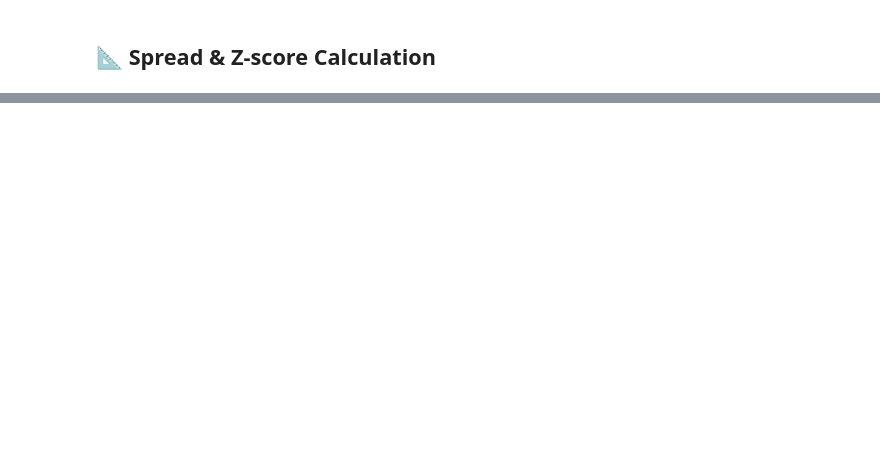
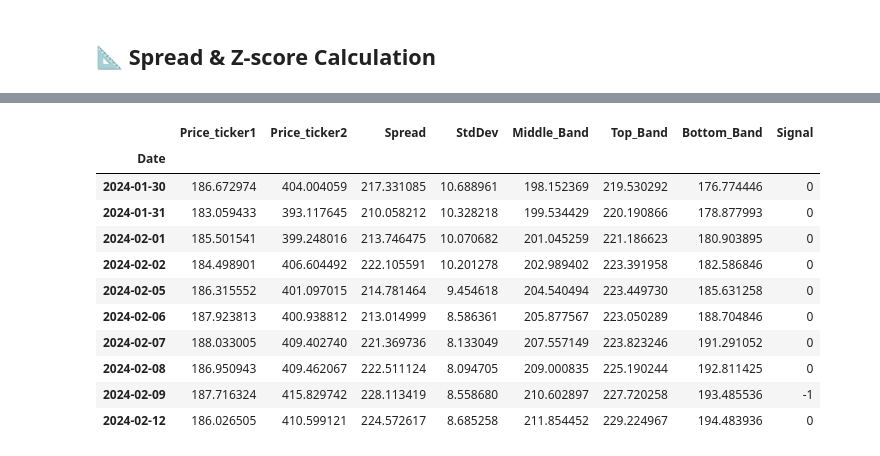
Before and after one commit to nathanielsoo/Monarch-Research-Quant, a Jupyter notebook: pairs_trading.ipynb, the cells around one changed output, grey strips where cells are left out. Drawn from its saved outputs; the diff is of its cells as text; code cells hidden in the pictures; blank space fills up the shorter version.

```diff
--- a/pairs_trading.ipynb
+++ b/pairs_trading.ipynb
@@ -155,0 +231,42 @@ def find_cointegrated_pairs(log_price_df, significance=0.05):
+# %%
+# Generating Trading Signals Using Bollinger Bands
+'''
+This function generates trading signals based on the Bollinger Bands strategy.
+It adds a 'Signal' column to the DataFrame, where:
+- 1 indicates that the spread is tightened
+- -1 indicates that the spread is widened
+- 0 indicates no position
+
+Arguments:
+- df: DataFrame containing the spread and Bollinger Bands
+
+Returns:
+- df: DataFrame with an additional 'Signal' column
+'''
+
+def generate_signals(df):
+    df['Signal'] = 0 # Indicates no position
+
+    # -1 to indicate wider spread: Long lower priced stock, Short higher priced stock
+    df['Signal'] = np.where(df['Spread'] > df['Top_Band'], -1, df['Signal'])
+
+    # 1 to indicate narrower spread: Long higher priced stock, Short lower priced stock
+    df['Signal'] = np.where(df['Spread'] < df['Bottom_Band'], 1, df['Signal'])
+
+    return df
+
+df = generate_signals(df)
+df.head(10)
+# %% [output]
+|  | Price_ticker1 | Price_ticker2 | Spread | StdDev | Middle_Band | Top_Band | Bottom_Band | Signal |
+| Date |  |  |  |  |  |  |  |  |
+| 2024-01-30 | 186.672974 | 404.004059 | 217.331085 | 10.688961 | 198.152369 | 219.530292 | 176.774446 | 0 |
+| 2024-01-31 | 183.059433 | 393.117645 | 210.058212 | 10.328218 | 199.534429 | 220.190866 | 178.877993 | 0 |
+| 2024-02-01 | 185.501541 | 399.248016 | 213.746475 | 10.070682 | 201.045259 | 221.186623 | 180.903895 | 0 |
+| 2024-02-02 | 184.498901 | 406.604492 | 222.105591 | 10.201278 | 202.989402 | 223.391958 | 182.586846 | 0 |
+| 2024-02-05 | 186.315552 | 401.097015 | 214.781464 | 9.454618 | 204.540494 | 223.449730 | 185.631258 | 0 |
+| 2024-02-06 | 187.923813 | 400.938812 | 213.014999 | 8.586361 | 205.877567 | 223.050289 | 188.704846 | 0 |
+| 2024-02-07 | 188.033005 | 409.402740 | 221.369736 | 8.133049 | 207.557149 | 223.823246 | 191.291052 | 0 |
+| 2024-02-08 | 186.950943 | 409.462067 | 222.511124 | 8.094705 | 209.000835 | 225.190244 | 192.811425 | 0 |
+| 2024-02-09 | 187.716324 | 415.829742 | 228.113419 | 8.558680 | 210.602897 | 227.720258 | 193.485536 | -1 |
+| 2024-02-12 | 186.026505 | 410.599121 | 224.572617 | 8.685258 | 211.854452 | 229.224967 | 194.483936 | 0 |
```
Also changed, not shown: parts of 4 cells of this notebook.
